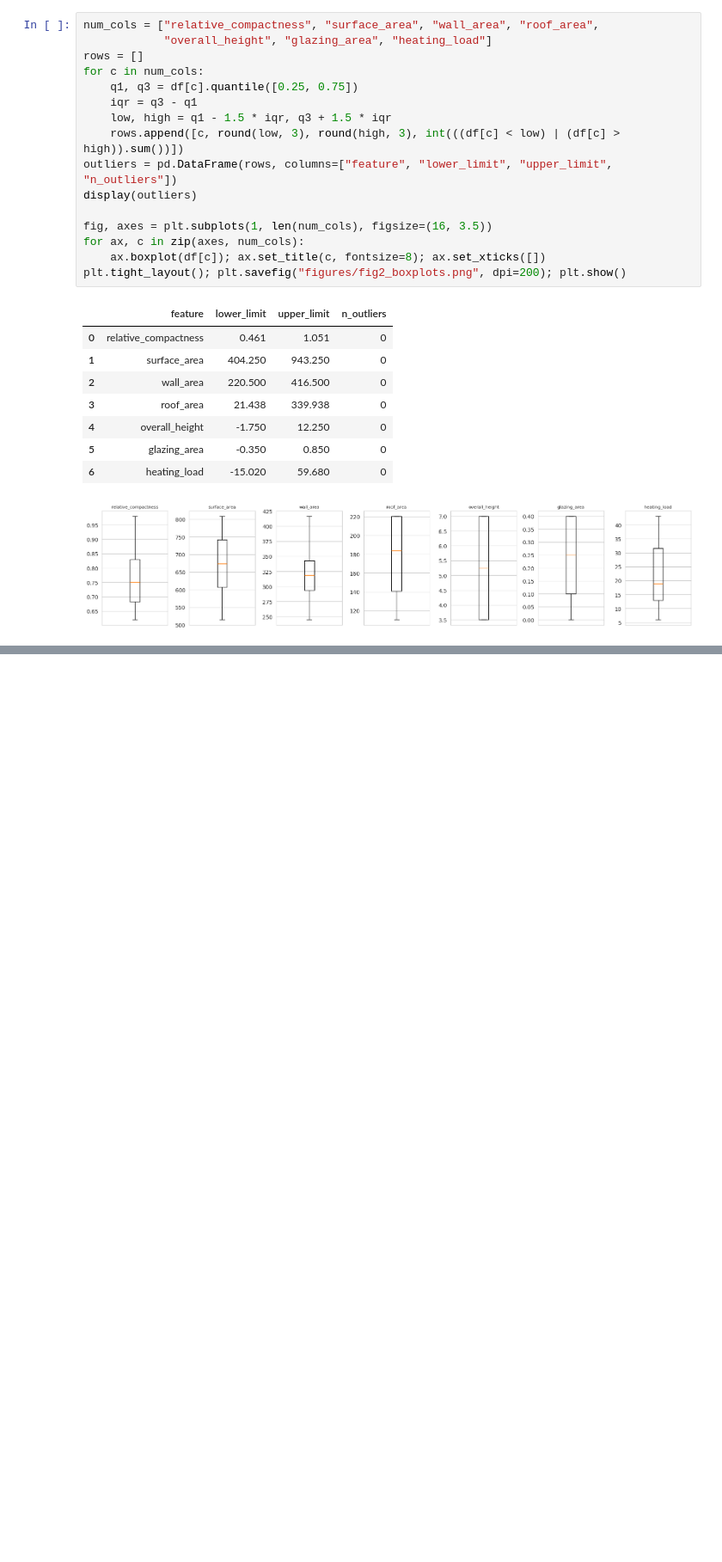
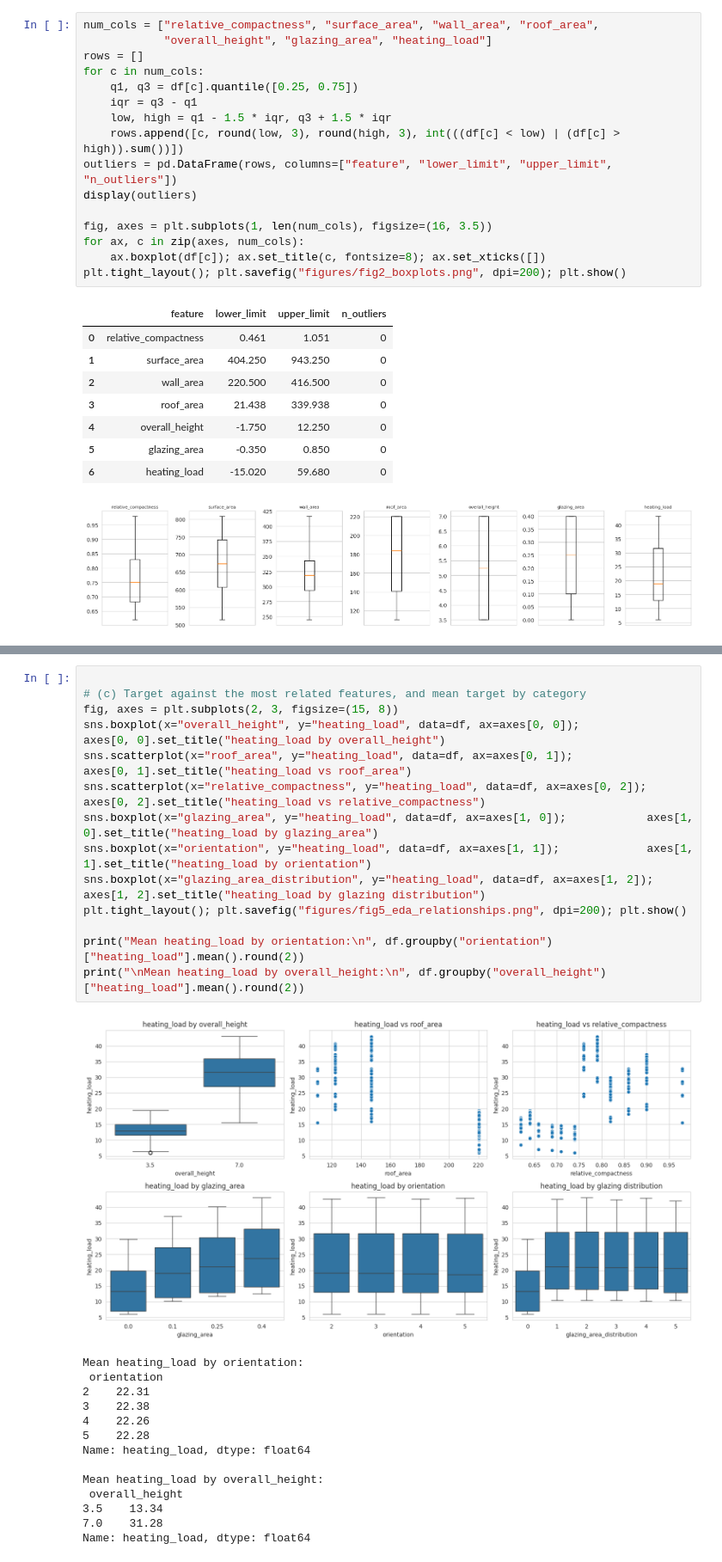
Before and after one commit to Khalidgh707/Machine-Learning-Project, a Jupyter notebook: DS471ML_project.ipynb, the cells around one changed output, grey strips where cells are left out. Shown at 86% size. Cells and saved outputs as stored; diff of their text form; blank space fills up the shorter version.

```diff
--- a/DS471ML_project.ipynb
+++ b/DS471ML_project.ipynb
@@ -213,0 +274,29 @@ plt.tight_layout(); plt.savefig("figures/fig2_boxplots.png", dpi=200); plt.show(
+# %%
+
+# (c) Target against the most related features, and mean target by category
+fig, axes = plt.subplots(2, 3, figsize=(15, 8))
+sns.boxplot(x="overall_height", y="heating_load", data=df, ax=axes[0, 0]);          axes[0, 0].set_title("heating_load by overall_height")
+sns.scatterplot(x="roof_area", y="heating_load", data=df, ax=axes[0, 1]);           axes[0, 1].set_title("heating_load vs roof_area")
+sns.scatterplot(x="relative_compactness", y="heating_load", data=df, ax=axes[0, 2]); axes[0, 2].set_title("heating_load vs relative_compactness")
+sns.boxplot(x="glazing_area", y="heating_load", data=df, ax=axes[1, 0]);            axes[1, 0].set_title("heating_load by glazing_area")
+sns.boxplot(x="orientation", y="heating_load", data=df, ax=axes[1, 1]);             axes[1, 1].set_title("heating_load by orientation")
+sns.boxplot(x="glazing_area_distribution", y="heating_load", data=df, ax=axes[1, 2]); axes[1, 2].set_title("heating_load by glazing distribution")
+plt.tight_layout(); plt.savefig("figures/fig5_eda_relationships.png", dpi=200); plt.show()
+
+print("Mean heating_load by orientation:\n", df.groupby("orientation")["heating_load"].mean().round(2))
+print("\nMean heating_load by overall_height:\n", df.groupby("overall_height")["heating_load"].mean().round(2))
+# %% [output]
+[figure, added]
+Mean heating_load by orientation:
+ orientation
+2    22.31
+3    22.38
+4    22.26
+5    22.28
+Name: heating_load, dtype: float64
+
+Mean heating_load by overall_height:
+ overall_height
+3.5    13.34
+7.0    31.28
+Name: heating_load, dtype: float64
```
Also changed, not shown: parts of 7 cells of this notebook.
